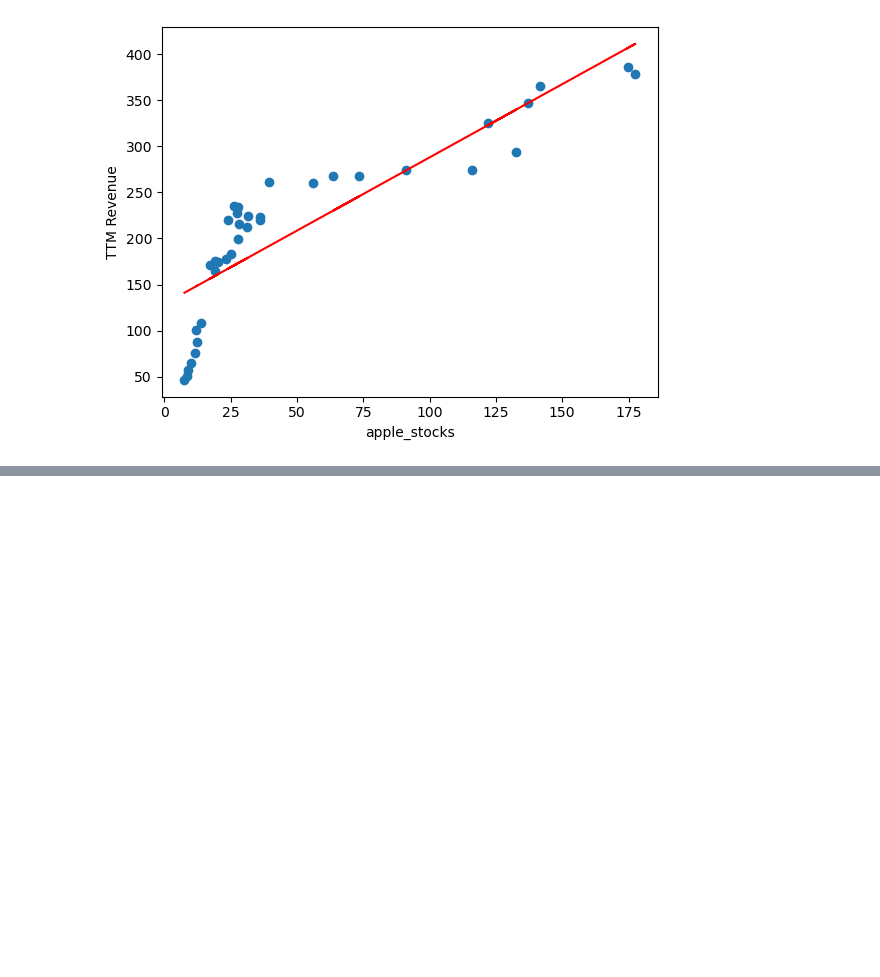
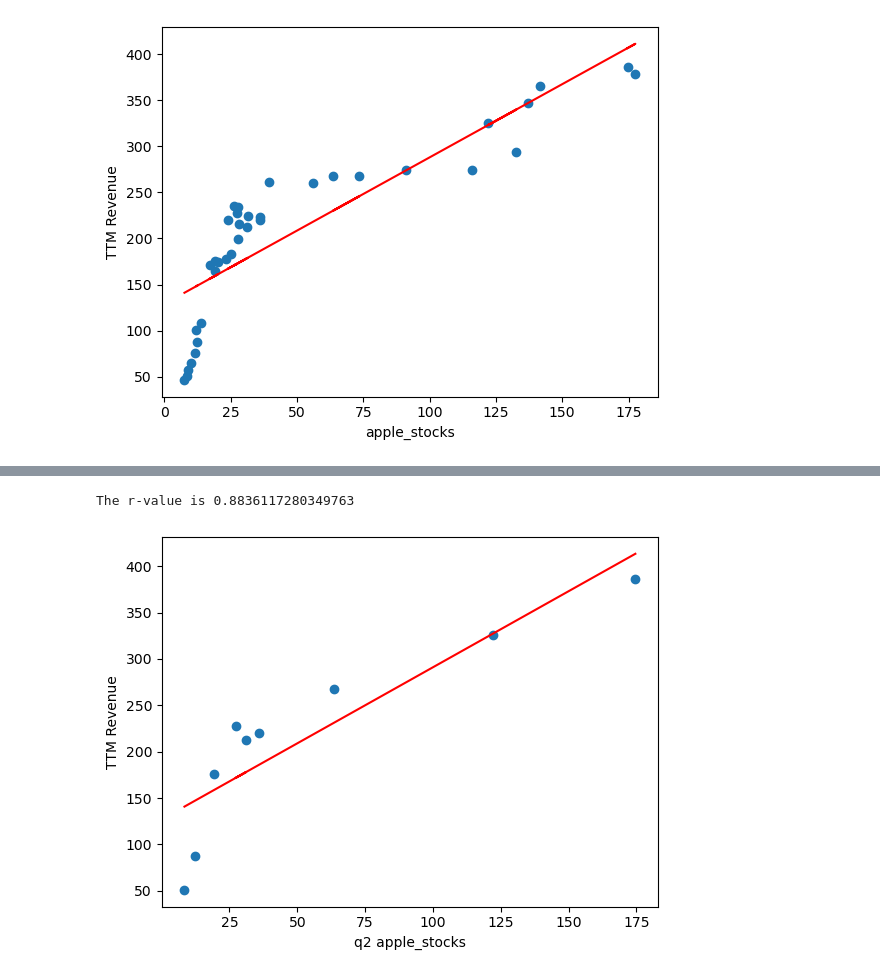
Before and after one commit to Sukhrajb1988/Project1G1, a Jupyter notebook: profit_margin.ipynb, the cells around one changed output, grey strips where cells are left out. Saved outputs shown, nothing was run; the diff lists cells and outputs as text; code cells hidden in the pictures; blank space fills up the shorter version.

```diff
--- a/profit_margin.ipynb
+++ b/profit_margin.ipynb
@@ -189,3 +251,10 @@ print(f'The r-value is {rvalue}')
 # %% [output]
 The r-value is 0.8572578506265814
 [figure]
+# %%
+quarter2_q2_df = pd.merge(quarter2_df,profit_data_df, how ="outer",on = "Date")
+quarter2_q2_df=quarter2_q2_df.dropna()
+quarter2_q2_df['TTM Revenue'] = quarter2_q2_df['TTM Revenue'].str.replace('$','')
+quarter2_q2_df['TTM Revenue'] = quarter2_q2_df['TTM Revenue'].str.replace('B','')
+quarter2_q2_df['TTM Revenue'] = pd.to_numeric(quarter2_q2_df['TTM Revenue'])
+quarter2_q2_df
@@ -191,0 +272,16 @@ The r-value is 0.8572578506265814
+# %%
+x_values = quarter2_q2_df["Close"]
+y_values = quarter2_q2_df["TTM Revenue"]
+(slope, intercept, rvalue, pvalue, stderr) = linregress(x_values, y_values)
+regress_values = x_values * slope + intercept
+line_eq = "y = " + str(round(slope,2)) + "x + " + str(round(intercept,2))
+#Plot values
+plt.scatter(x_values, y_values)
+plt.plot(x_values, regress_values, "-r")
+plt.annotate(line_eq,(0,-20),fontsize=15,color="red")
+plt.xlabel("q2 apple_stocks")
+plt.ylabel("TTM Revenue")
+print(f'The r-value is {rvalue}')
+# %% [output]
+The r-value is 0.8836117280349763
+[figure, added]
```
Also changed, not shown: parts of 14 cells of this notebook.
